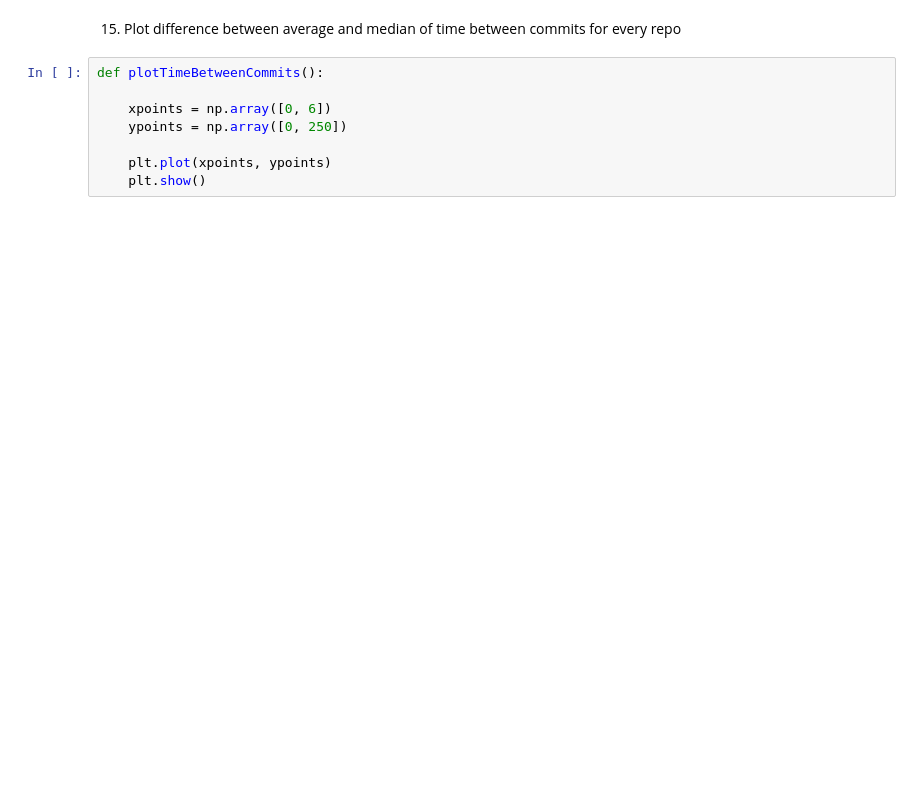
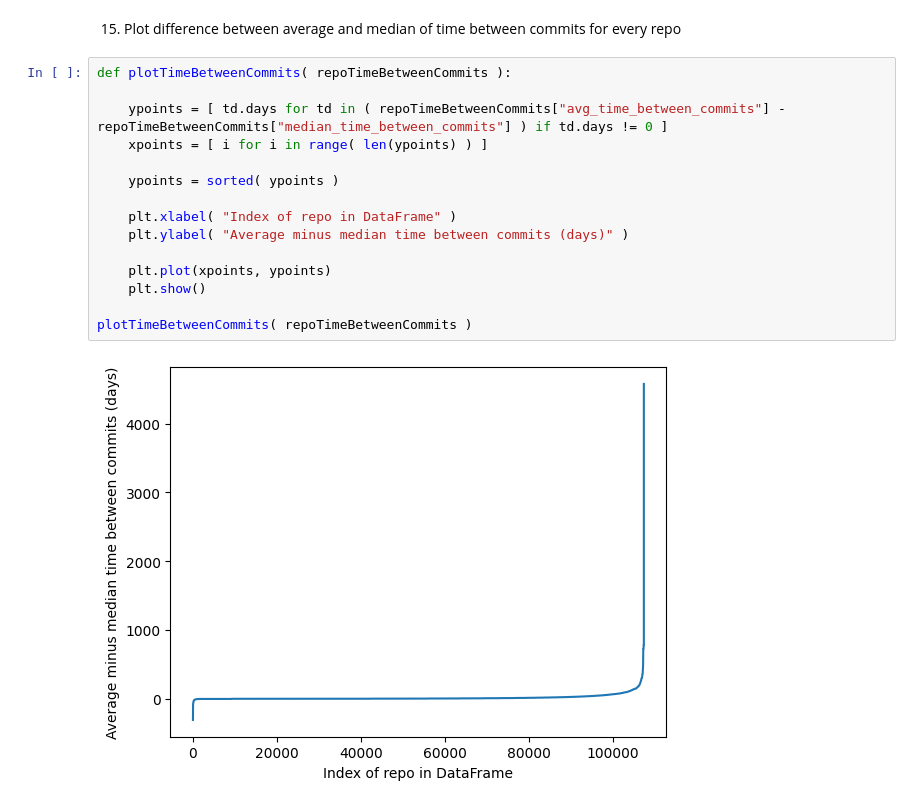
Before and after one commit to RobinSardja/Dev-Consistency, a Jupyter notebook: replicate_cross_repo_paper.ipynb, the cells around one changed output. Saved outputs shown, nothing was run; the diff lists cells and outputs as text; blank space fills up the shorter version.

Commit message:
Working on plotting difference between mean and median of time between commits.

```diff
--- a/replicate_cross_repo_paper.ipynb
+++ b/replicate_cross_repo_paper.ipynb
@@ -322,10 +354,19 @@ print( repoTimeBetweenCommits["avg_time_between_commits"][1] )
 # %% [markdown]
 15. Plot difference between average and median of time between commits for every repo
-# %%
-def plotTimeBetweenCommits():
-
-    xpoints = np.array([0, 6])
-    ypoints = np.array([0, 250])
-
-    plt.plot(xpoints, ypoints)
-    plt.show()
+# %%
+def plotTimeBetweenCommits( repoTimeBetweenCommits ):
+
+    ypoints = [ td.days for td in ( repoTimeBetweenCommits["avg_time_between_commits"] - repoTimeBetweenCommits["median_time_between_commits"] ) if td.days != 0 ]
+    xpoints = [ i for i in range( len(ypoints) ) ]
+
+    ypoints = sorted( ypoints )
+
+    plt.xlabel( "Index of repo in DataFrame" )
+    plt.ylabel( "Average minus median time between commits (days)" )
+
+    plt.plot(xpoints, ypoints)
+    plt.show()
+
+plotTimeBetweenCommits( repoTimeBetweenCommits )
+# %% [output]
+[figure, added]
```
Also changed, not shown: parts of 3 cells of this notebook.
